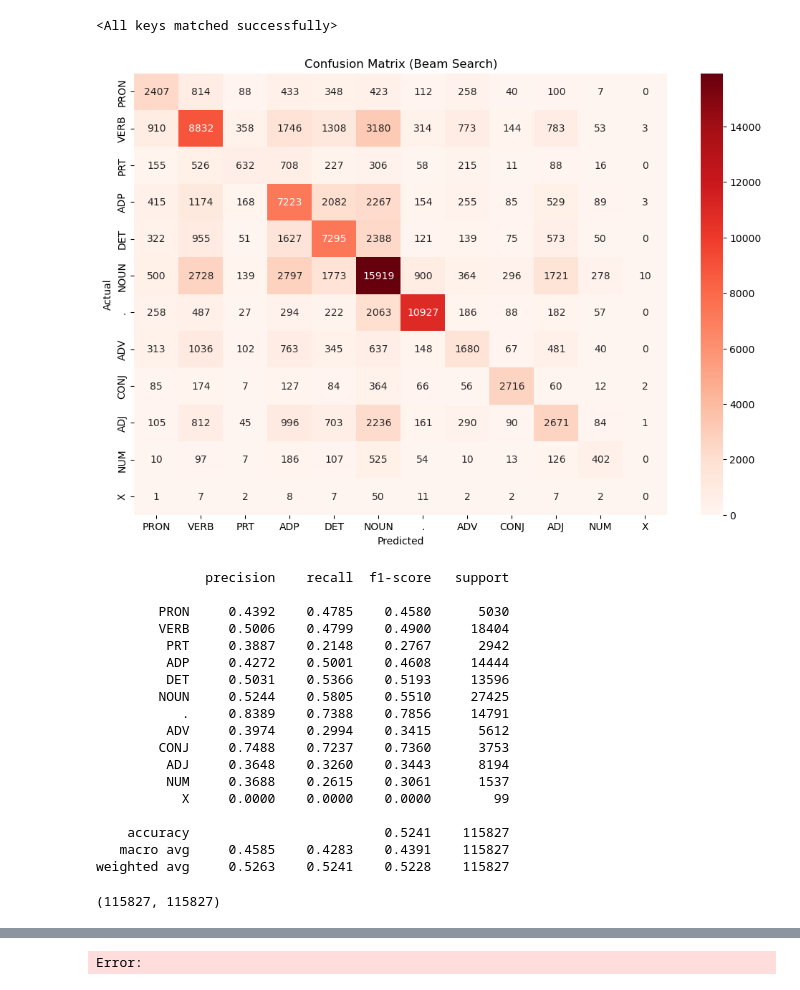
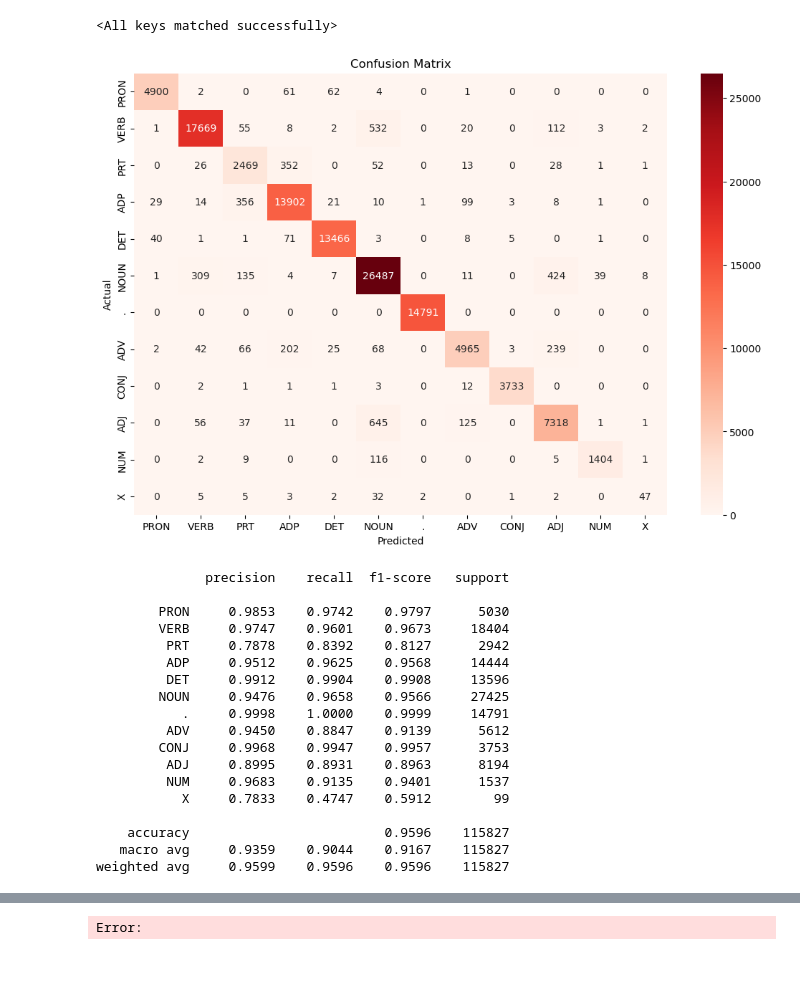
Before and after one commit to DeevyanshuMalu/CS-772-Assignments, a Jupyter notebook: Assignment-1/Enc_Dec/test.ipynb, the cells around one changed output, grey strips where cells are left out. Cells and saved outputs as stored; diff of their text form; code cells hidden in the pictures.

```diff
--- a/Assignment-1/Enc_Dec/test.ipynb
+++ b/Assignment-1/Enc_Dec/test.ipynb
@@ -72,10 +72,10 @@ test_dataset = POSTagDataset(test_data)
 batch_size=128
 test_loader = DataLoader(test_dataset, batch_size=1)
 # %%
-epochs = 20
+epochs = 10
 embed_dim = 300
 hidden_dim = 256
-model=Encoder_Decoder_Model(vocab_size, embed_dim, hidden_dim, tag_size, tag2idx["<SOS>"], train_embeddings).to(device)
+model=Encoder_Decoder_Model(vocab_size, embed_dim, hidden_dim, tag_size, train_embeddings).to(device)
 lr=0.001
 model.load_state_dict(torch.load(f'models/encoder_decoder_model_{lr}lr_{batch_size}bs_{epochs}epochs.pth', map_location=device))
 # %% [output]
@@ -91,50 +91,50 @@ with torch.no_grad():
     for test_batch in tqdm(test_loader, desc="Testing", total=len(test_loader)):
         words_batch, tags_batch, length_batch = test_batch
         input_seq = words_batch
-        output_tags = model.generate_beam_search(input_seq, words_batch.shape[1], length_batch)
+        output_tags = model.generate(input_seq)
         tags=[[idx2tag[idx.item()] for idx in output_tags[i]] for i in range(len(output_tags))]
-        preds+=tags[0][1:]
+        preds+=tags[0]
         actuals+=[idx2tag[idx.item()] for idx in tags_batch[0]]
         if count==0:
             break
         count-=1
 # %%
-confusion_matrix_data = confusion_matrix(actuals, preds, labels=list(tag2idx.keys())[:-2])
+confusion_matrix_data = confusion_matrix(actuals, preds, labels=list(tag2idx.keys())[:-1])
 plt.figure(figsize=(12, 8))
 sns.heatmap(
     confusion_matrix_data,
     annot=True,
     cmap="Reds",
     fmt="d",
-    xticklabels=list(tag2idx.keys())[:-2],
-    yticklabels=list(tag2idx.keys())[:-2],
+    xticklabels=list(tag2idx.keys())[:-1],
+    yticklabels=list(tag2idx.keys())[:-1],
 )
 plt.xlabel("Predicted")
 plt.ylabel("Actual")
-plt.title("Confusion Matrix (Beam Search)")
-plt.savefig("confusion_matrix_beam.png", dpi=300, bbox_inches="tight")
+plt.title("Confusion Matrix")
+plt.savefig("confusion_matrix.png", dpi=300, bbox_inches="tight")
 # %% [output]
-[figure, old version]
+[figure, new version]
 # %%
 print(classification_report(
-    actuals, preds, labels=list(tag2idx.keys())[:-2], digits=4
+    actuals, preds, labels=list(tag2idx.keys())[:-1], digits=4
 ))
 # %% [output]
               precision    recall  f1-score   support
 
-        PRON     0.4392    0.4785    0.4580      5030
-        VERB     0.5006    0.4799    0.4900     18404
-         PRT     0.3887    0.2148    0.2767      2942
-         ADP     0.4272    0.5001    0.4608     14444
-         DET     0.5031    0.5366    0.5193     13596
-        NOUN     0.5244    0.5805    0.5510     27425
-           .     0.8389    0.7388    0.7856     14791
-         ADV     0.3974    0.2994    0.3415      5612
-        CONJ     0.7488    0.7237    0.7360      3753
-         ADJ     0.3648    0.3260    0.3443      8194
-         NUM     0.3688    0.2615    0.3061      1537
-           X     0.0000    0.0000    0.0000        99
+        PRON     0.9853    0.9742    0.9797      5030
+        VERB     0.9747    0.9601    0.9673     18404
+         PRT     0.7878    0.8392    0.8127      2942
+         ADP     0.9512    0.9625    0.9568     14444
+         DET     0.9912    0.9904    0.9908     13596
+        NOUN     0.9476    0.9658    0.9566     27425
+           .     0.9998    1.0000    0.9999     14791
+         ADV     0.9450    0.8847    0.9139      5612
+        CONJ     0.9968    0.9947    0.9957      3753
+         ADJ     0.8995    0.8931    0.8963      8194
+         NUM     0.9683    0.9135    0.9401      1537
+           X     0.7833    0.4747    0.5912        99
 
-    accuracy                         0.5241    115827
-   macro avg     0.4585    0.4283    0.4391    115827
-weighted avg     0.5263    0.5241    0.5228    115827
+    accuracy                         0.9596    115827
+   macro avg     0.9359    0.9044    0.9167    115827
+weighted avg     0.9599    0.9596    0.9596    115827
@@ -159,4 +140,0 @@ with torch.no_grad():
-# %%
-len(preds), len(actuals)
-# %% [output]
-(115827, 115827)
```
Also changed, not shown: parts of 7 cells of this notebook, 9 other files.
